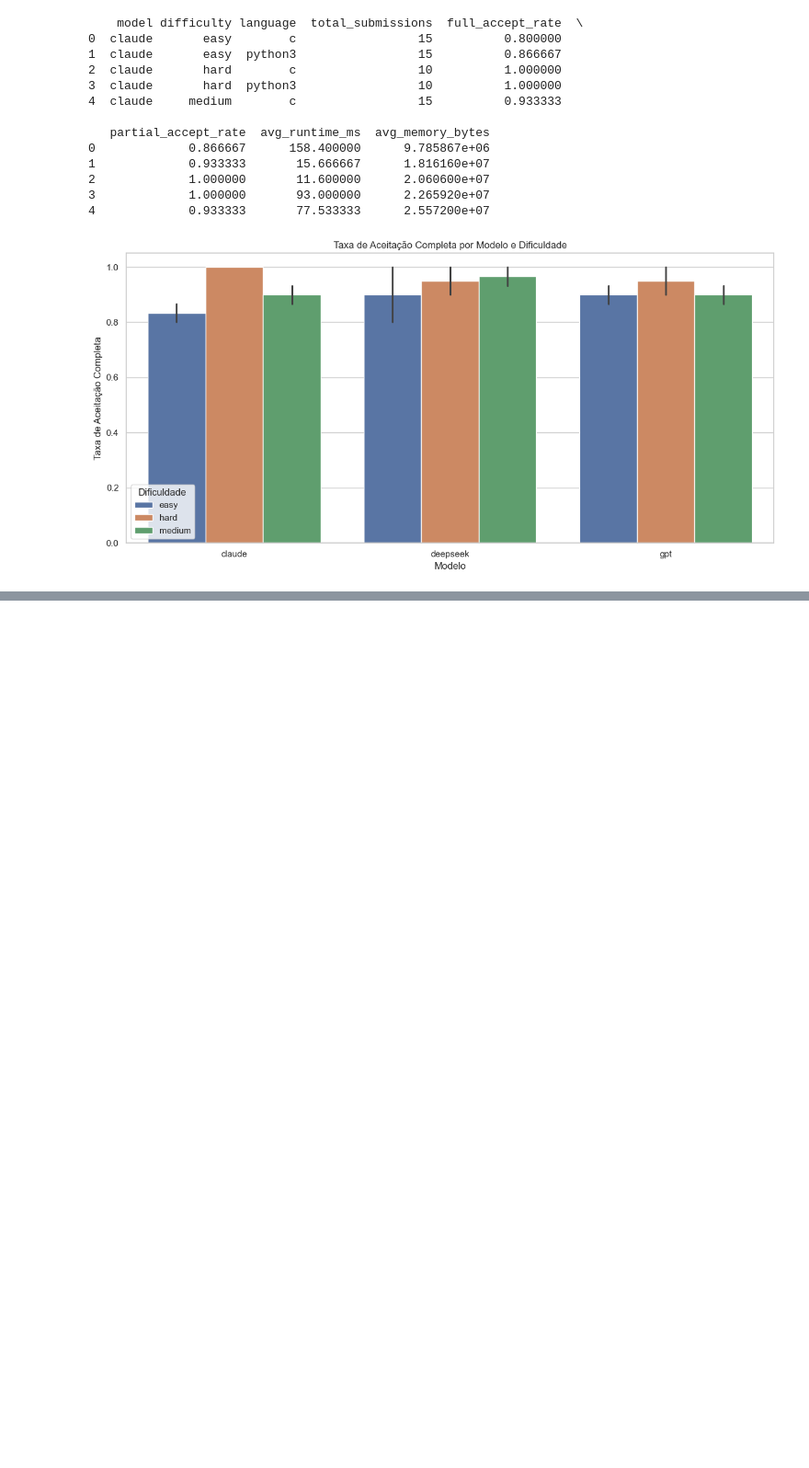
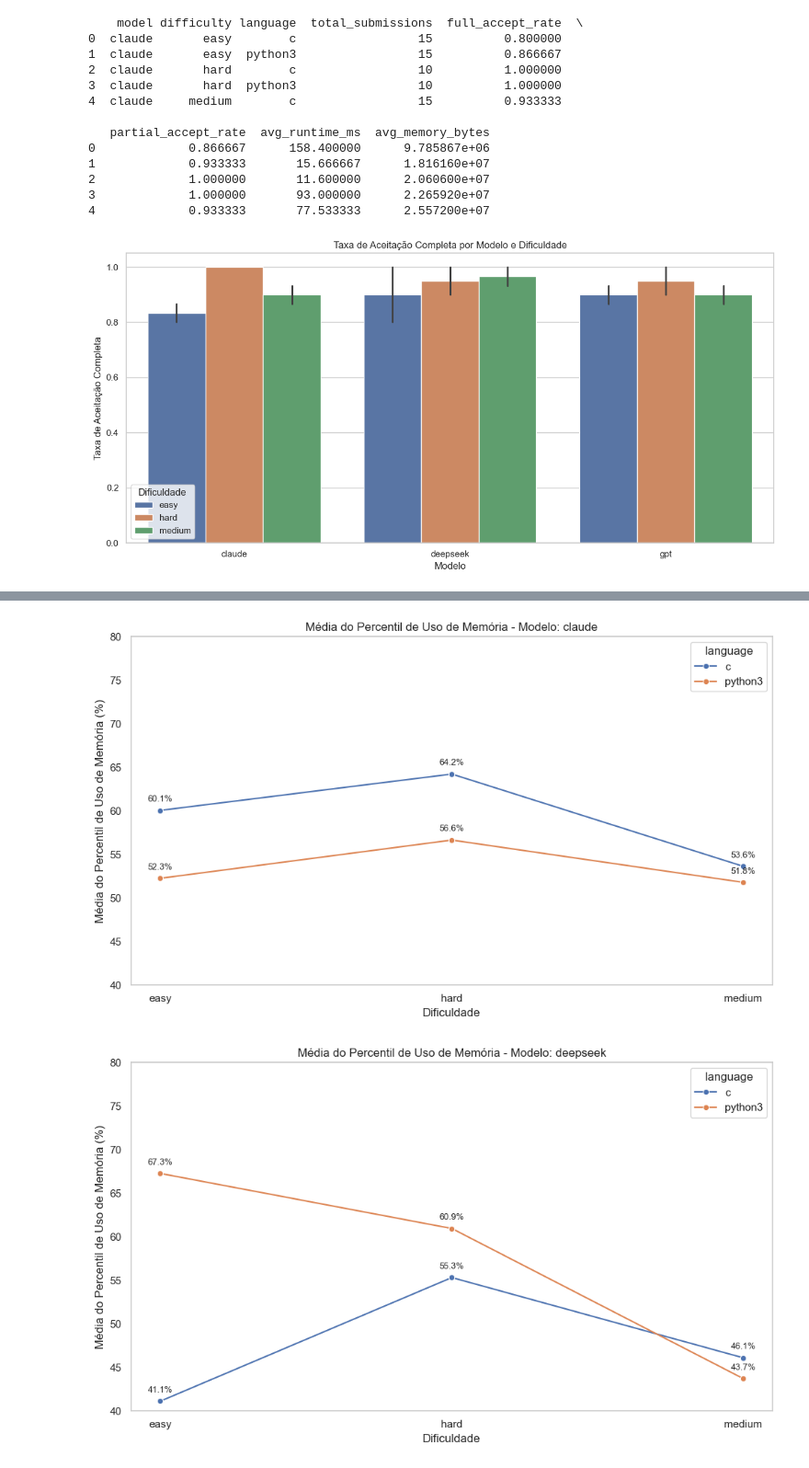
Before and after one commit to IvanAssis07/MES_UFMG, a Jupyter notebook: analise.ipynb, the cells around one changed output, grey strips where cells are left out. Shown at 92% size. Drawn from its saved outputs; the diff is of its cells as text; code cells hidden in the pictures; blank space fills up the shorter version.

```diff
--- a/analise.ipynb
+++ b/analise.ipynb
@@ -92,8 +95,7 @@ Total de submissões processadas: 240
 # %%
-
-df['full_acceptance'] = df['total_correct'] == df['total_tests']
-df['partial_acceptance'] = df['total_correct'] >= (df['total_tests'] * 0.5)
-df['rejected'] = df['total_correct'] < (df['total_tests'] * 0.5)
+df['full_acceptance'] = df['total_correct'] == df['total_testcases']
+df['partial_acceptance'] = df['total_correct'] >= (df['total_testcases'] * 0.5)
+df['rejected'] = df['total_correct'] < (df['total_testcases'] * 0.5)
 # %%
 summary = df.groupby(['model', 'difficulty', 'language']).agg(
     total_submissions=('full_acceptance', 'count'),
@@ -138,0 +141,7 @@ qualitative_samples[['model', 'difficulty', 'language', 'code', 'problem']].to_c
+# %%
+memory_summary = df.groupby(['model', 'difficulty', 'language']).agg(
+    avg_memory_percentile=('memory_percentile', 'mean'),
+    count_submissions=('memory_percentile', 'count')
+).reset_index()
+
+print(memory_summary)
@@ -138,0 +168,32 @@ qualitative_samples[['model', 'difficulty', 'language', 'code', 'problem']].to_c
+# %%
+for model in memory_summary['model'].unique():
+    plt.figure(figsize=(10, 6))
+    subset = memory_summary[memory_summary['model'] == model]
+    sns.lineplot(
+        data=subset,
+        x='difficulty',
+        y='avg_memory_percentile',
+        hue='language',
+        marker='o',
+        errorbar=None
+    )
+    for language in subset['language'].unique():
+        lang_subset = subset[subset['language'] == language]
+        for _, row in lang_subset.iterrows():
+            plt.text(
+                x=row['difficulty'],
+                y=row['avg_memory_percentile'] + 1,
+                s=f"{row['avg_memory_percentile']:.1f}%",
+                ha='center',
+                fontsize=9
+            )
+    plt.title(f'Média do Percentil de Uso de Memória - Modelo: {model}')
+    plt.ylabel('Média do Percentil de Uso de Memória (%)')
+    plt.xlabel('Dificuldade')
+    plt.ylim(40, 80)
+    plt.grid(False)
+    plt.tight_layout()
+    plt.show()
+# %% [output]
+[figure, added]
+[figure, added]
```
Also changed, not shown: parts of 7 cells of this notebook, 1 other file.
